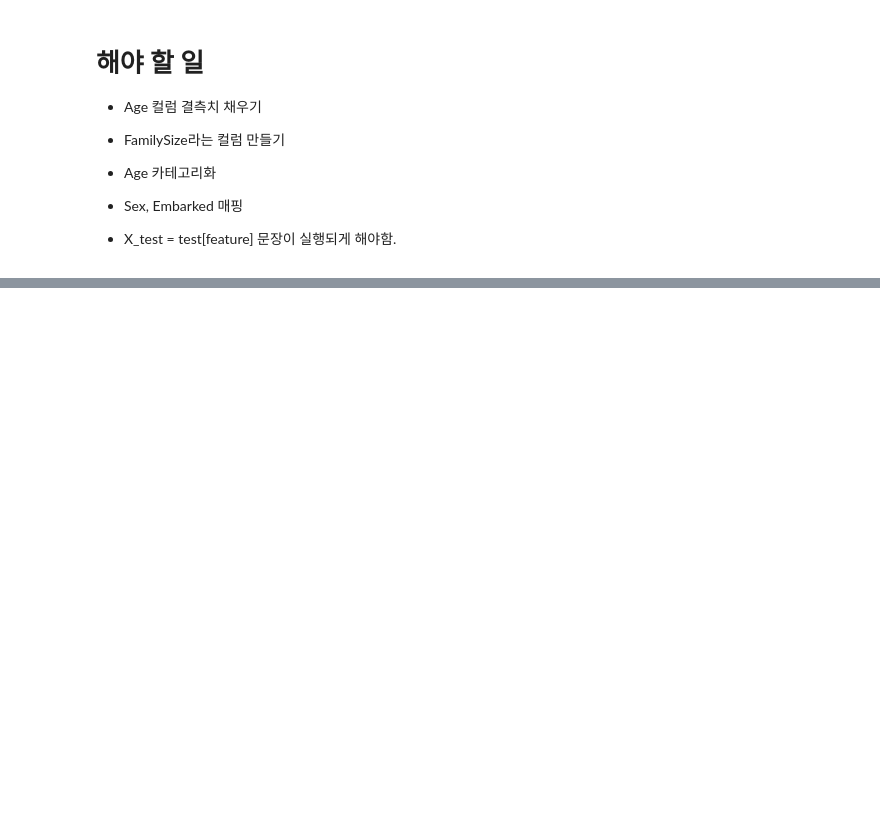
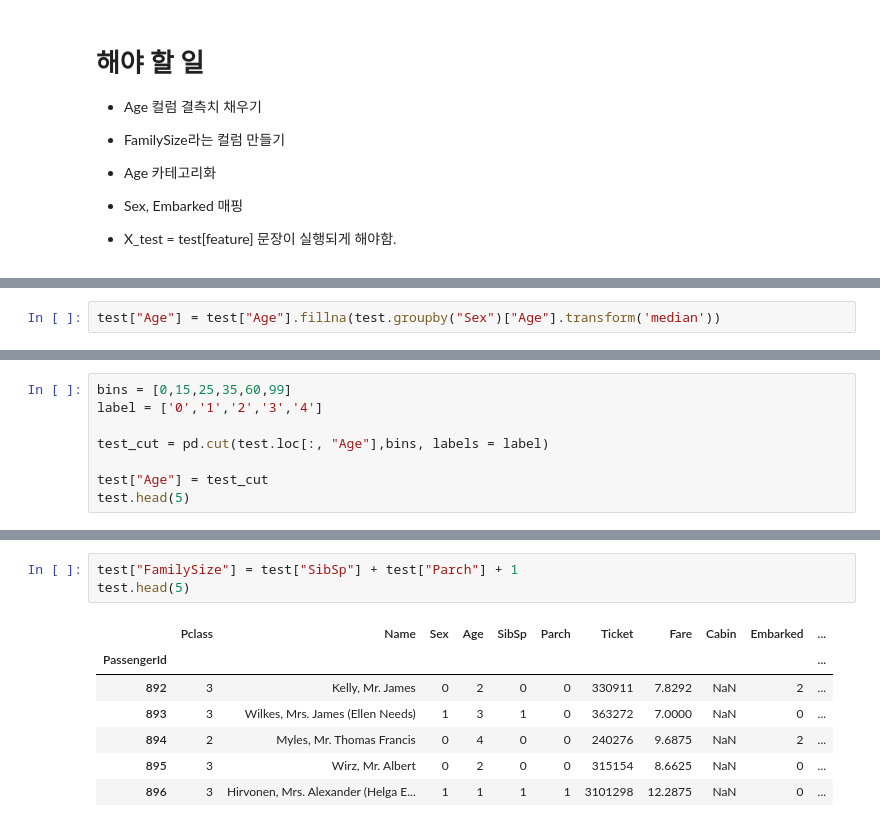
Before and after one commit to tTab1204/Python_class, a Jupyter notebook: 10. 타이타닉.ipynb, the cells around one changed output, grey strips where cells are left out. Drawn from its saved outputs; the diff is of its cells as text; blank space fills up the shorter version.

```diff
--- a/10. 타이타닉.ipynb
+++ b/10. 타이타닉.ipynb
@@ -440,0 +513,2 @@ memory usage: 35.9+ KB
+# %%
+test["Age"] = test["Age"].fillna(test.groupby("Sex")["Age"].transform('median'))
@@ -440,0 +536,8 @@ memory usage: 35.9+ KB
+# %%
+bins = [0,15,25,35,60,99]
+label = ['0','1','2','3','4']
+
+test_cut = pd.cut(test.loc[:, "Age"],bins, labels = label)
+
+test["Age"] = test_cut
+test.head(5)
@@ -440,0 +552,11 @@ memory usage: 35.9+ KB
+# %%
+test["FamilySize"] = test["SibSp"] + test["Parch"] + 1
+test.head(5)
+# %% [output]
+|  | Pclass | Name | Sex | Age | SibSp | Parch | Ticket | Fare | Cabin | Embarked | ... |
+| PassengerId |  |  |  |  |  |  |  |  |  |  | ... |
+| 892 | 3 | Kelly, Mr. James | 0 | 2 | 0 | 0 | 330911 | 7.8292 | NaN | 2 | ... |
+| 893 | 3 | Wilkes, Mrs. James (Ellen Needs) | 1 | 3 | 1 | 0 | 363272 | 7.0000 | NaN | 0 | ... |
+| 894 | 2 | Myles, Mr. Thomas Francis | 0 | 4 | 0 | 0 | 240276 | 9.6875 | NaN | 2 | ... |
+| 895 | 3 | Wirz, Mr. Albert | 0 | 2 | 0 | 0 | 315154 | 8.6625 | NaN | 0 | ... |
+| 896 | 3 | Hirvonen, Mrs. Alexander (Helga E... | 1 | 1 | 1 | 1 | 3101298 | 12.2875 | NaN | 0 | ... |
```
Also changed, not shown: parts of 14 cells of this notebook, 1 other file.
